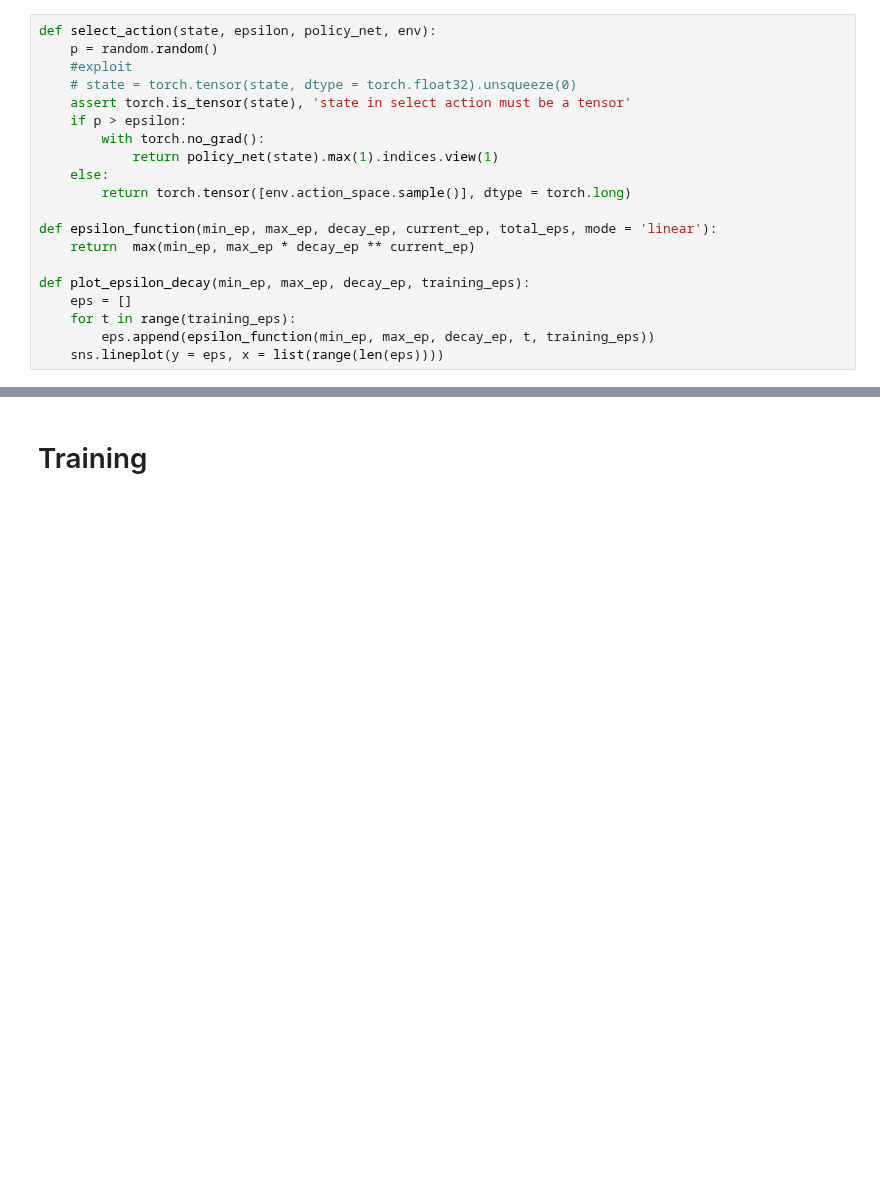
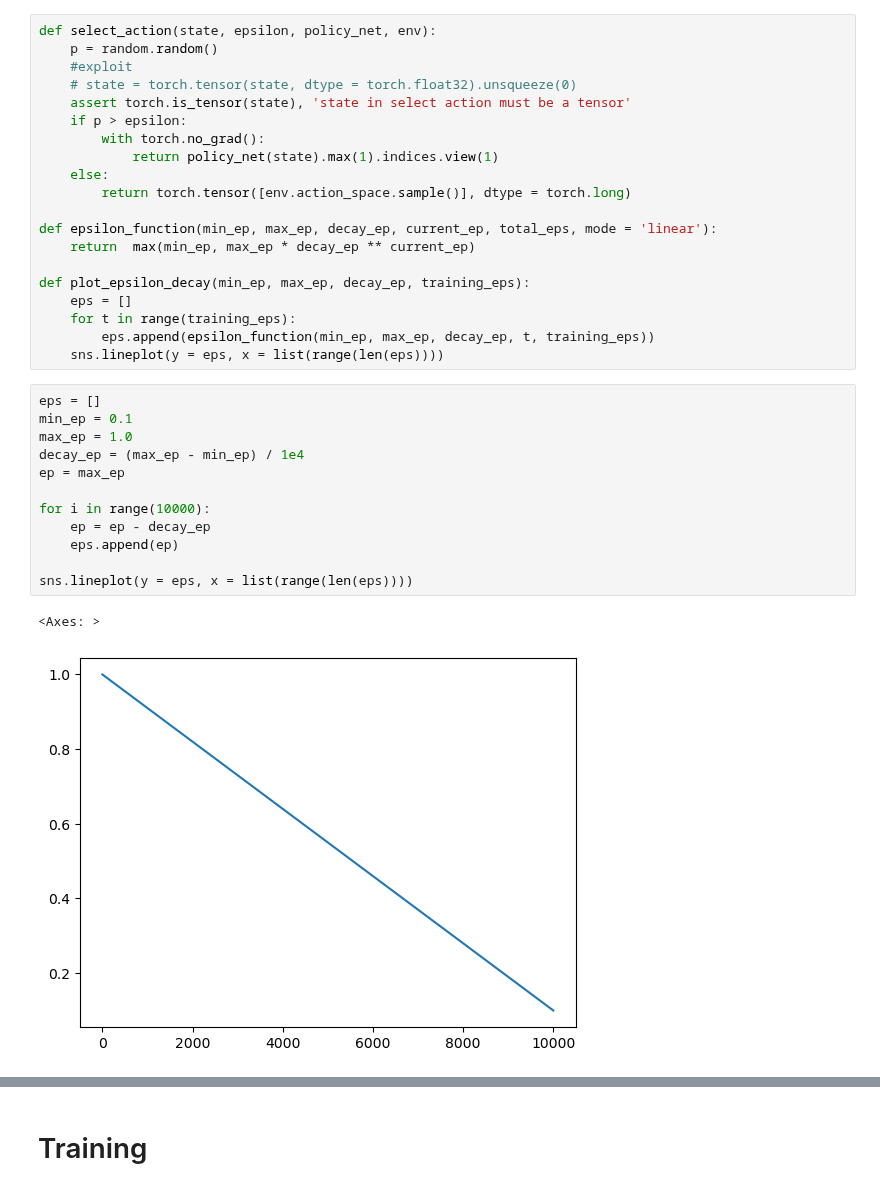
Before and after one commit to jameskn30/NLP_RNN, a Jupyter notebook: Reinforcement Learning/dqn/cartpole.ipynb, the cells around one changed output, grey strips where cells are left out. Saved outputs shown, nothing was run; the diff lists cells and outputs as text; blank space fills up the shorter version.

```diff
--- a/Reinforcement Learning/dqn/cartpole.ipynb
+++ b/Reinforcement Learning/dqn/cartpole.ipynb
@@ -139,6 +139,21 @@ def plot_epsilon_decay(min_ep, max_ep, decay_ep, training_eps):
     for t in range(training_eps):
         eps.append(epsilon_function(min_ep, max_ep, decay_ep, t, training_eps))
     sns.lineplot(y = eps, x = list(range(len(eps))))
+# %%
+eps = []
+min_ep = 0.1
+max_ep = 1.0
+decay_ep = (max_ep - min_ep) / 1e4
+ep = max_ep
+
+for i in range(10000):
+    ep = ep - decay_ep
+    eps.append(ep)
+
+sns.lineplot(y = eps, x = list(range(len(eps))))
+# %% [output]
+<Axes: >
+[figure, added]
 # %%
 #Test
 # memory
```
Also changed, not shown: parts of 8 cells of this notebook, 2 other files.
